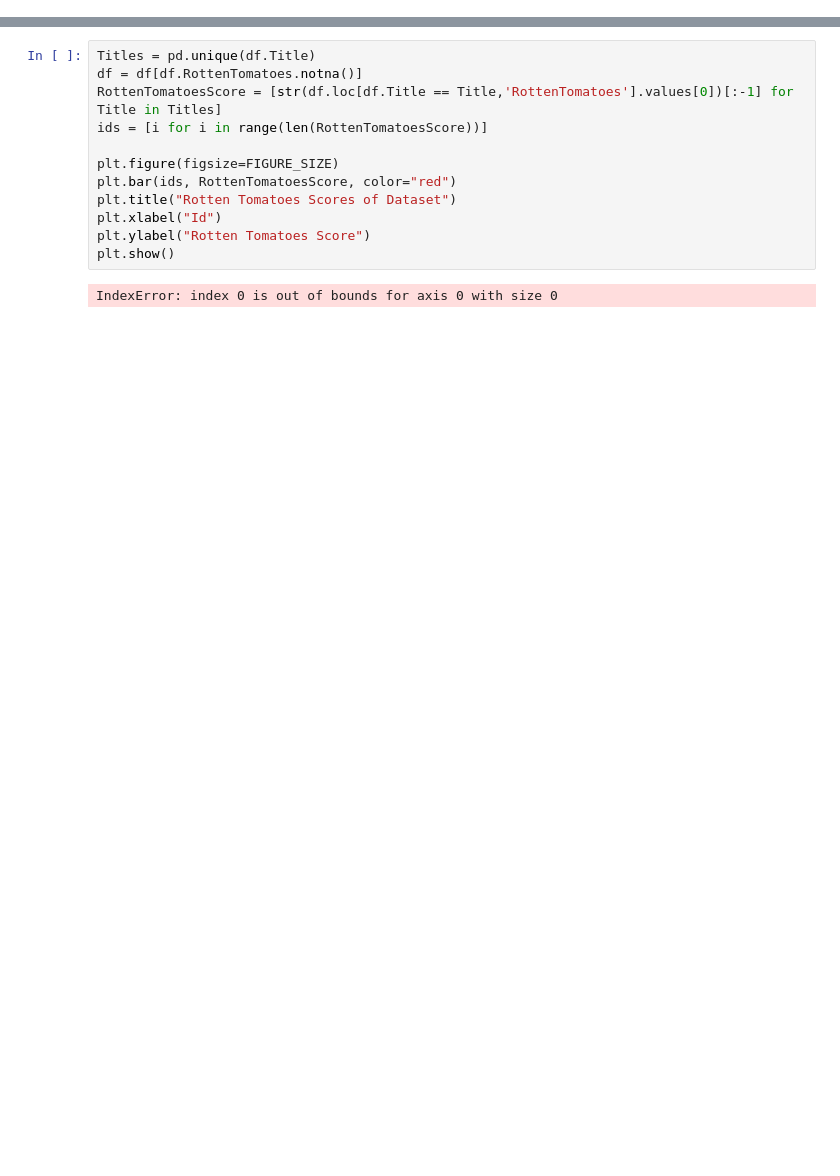
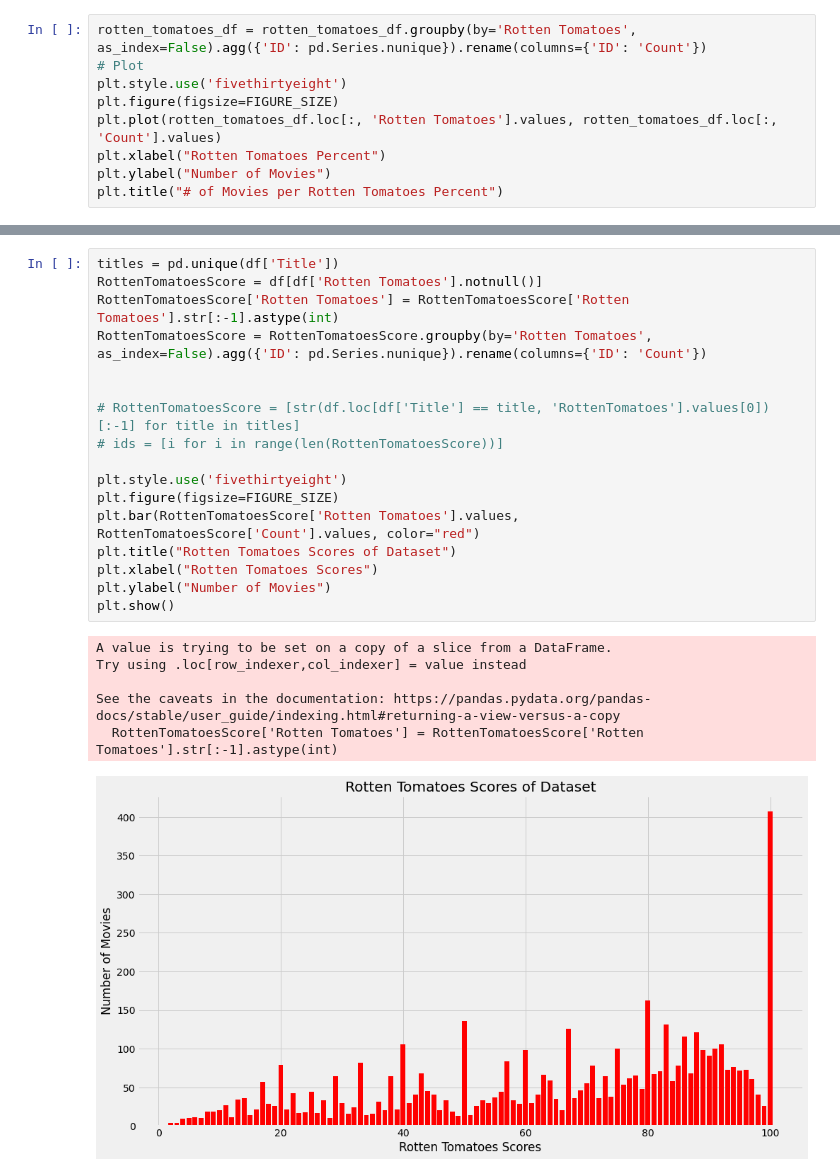
Before and after one commit to Kadekool/Movies-Data-Analytics, a Jupyter notebook: index.ipynb, the cells around one changed output, grey strips where cells are left out. Drawn from its saved outputs; the diff is of its cells as text; blank space fills up the shorter version.

Commit message:
feat: add some figures

```diff
--- a/index.ipynb
+++ b/index.ipynb
@@ -10,0 +94,9 @@ FIGURE_SIZE = (15, 8)
+# %%
+rotten_tomatoes_df = rotten_tomatoes_df.groupby(by='Rotten Tomatoes', as_index=False).agg({'ID': pd.Series.nunique}).rename(columns={'ID': 'Count'})
+# Plot
+plt.style.use('fivethirtyeight')
+plt.figure(figsize=FIGURE_SIZE)
+plt.plot(rotten_tomatoes_df.loc[:, 'Rotten Tomatoes'].values, rotten_tomatoes_df.loc[:, 'Count'].values)
+plt.xlabel("Rotten Tomatoes Percent")
+plt.ylabel("Number of Movies")
+plt.title("# of Movies per Rotten Tomatoes Percent")
@@ -11,14 +106,24 @@ FIGURE_SIZE = (15, 8)
 # %%
-Titles = pd.unique(df.Title)
-df = df[df.RottenTomatoes.notna()]
-RottenTomatoesScore = [str(df.loc[df.Title == Title,'RottenTomatoes'].values[0])[:-1] for Title in Titles]
-ids = [i for i in range(len(RottenTomatoesScore))]
+titles = pd.unique(df['Title'])
+RottenTomatoesScore = df[df['Rotten Tomatoes'].notnull()]
+RottenTomatoesScore['Rotten Tomatoes'] = RottenTomatoesScore['Rotten Tomatoes'].str[:-1].astype(int)
+RottenTomatoesScore = RottenTomatoesScore.groupby(by='Rotten Tomatoes', as_index=False).agg({'ID': pd.Series.nunique}).rename(columns={'ID': 'Count'})
 
+
+# RottenTomatoesScore = [str(df.loc[df['Title'] == title, 'RottenTomatoes'].values[0])[:-1] for title in titles]
+# ids = [i for i in range(len(RottenTomatoesScore))]
+
+plt.style.use('fivethirtyeight')
 plt.figure(figsize=FIGURE_SIZE)
-plt.bar(ids, RottenTomatoesScore, color="red")
+plt.bar(RottenTomatoesScore['Rotten Tomatoes'].values, RottenTomatoesScore['Count'].values, color="red")
 plt.title("Rotten Tomatoes Scores of Dataset")
-plt.xlabel("Id")
-plt.ylabel("Rotten Tomatoes Score")
+plt.xlabel("Rotten Tomatoes Scores")
+plt.ylabel("Number of Movies")
 plt.show()
 # %% [output]
-IndexError: index 0 is out of bounds for axis 0 with size 0
+A value is trying to be set on a copy of a slice from a DataFrame.
+Try using .loc[row_indexer,col_indexer] = value instead
+
+See the caveats in the documentation: https://pandas.pydata.org/pandas-docs/stable/user_guide/indexing.html#returning-a-view-versus-a-copy
+  RottenTomatoesScore['Rotten Tomatoes'] = RottenTomatoesScore['Rotten Tomatoes'].str[:-1].astype(int)
+[figure, added]
```
Also changed, not shown: parts of 11 cells of this notebook, 1 other file.
